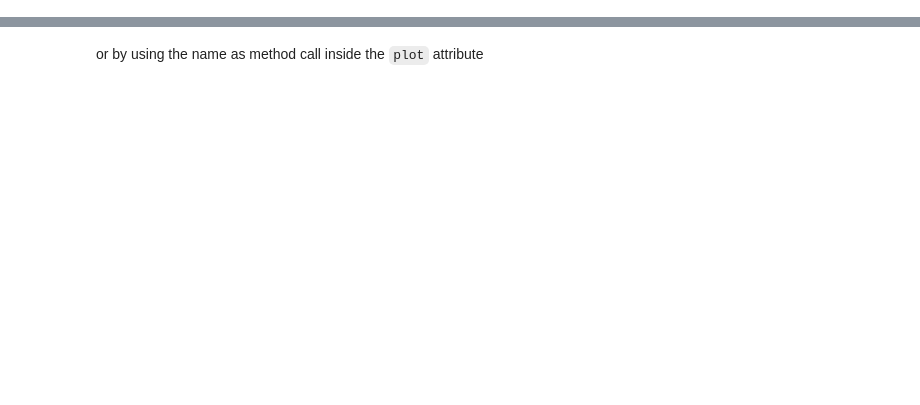
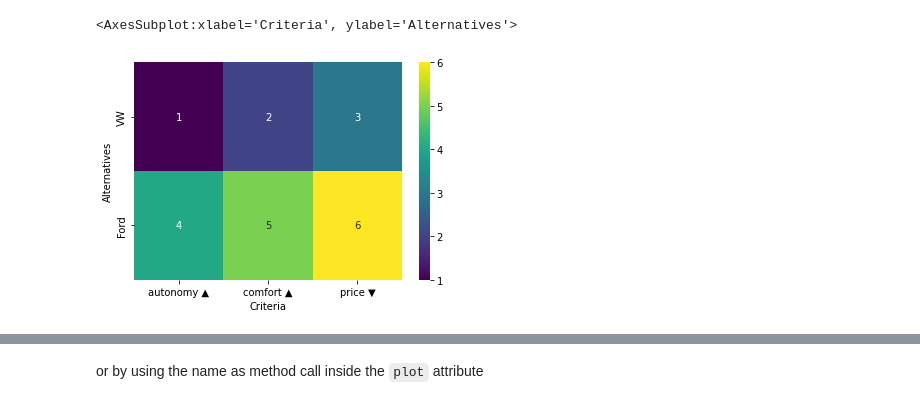
Before and after one commit to quatrope/scikit-criteria, a Jupyter notebook: docs/source/tutorial/quickstart.ipynb, the cells around one changed output, grey strips where cells are left out. Saved outputs shown, nothing was run; the diff lists cells and outputs as text; code cells hidden in the pictures; blank space fills up the shorter version.

```diff
--- a/docs/source/tutorial/quickstart.ipynb
+++ b/docs/source/tutorial/quickstart.ipynb
@@ -141,0 +32,7 @@ data.plot("box");
+# %%
+# 2 alternatives by 3 criteria
+matrix = [
+    [1, 2, 3],  # alternative 1
+    [4, 5, 6],  # alternative 2
+]
+matrix
@@ -141,0 +45,5 @@ data.plot("box");
+# %%
+# let's says the first two alternatives are
+# for maximization and the last one for minimization
+objectives = [max, max, min]
+objectives
@@ -141,0 +88,9 @@ data.plot("box");
+# %%
+dm = skc.mkdm(
+    matrix,
+    objectives,
+    weights=[0.5, 0.05, 0.45],
+    alternatives=["car 0", "car 1"],
+    criteria=["autonomy", "comfort", "price"],
+)
+dm
@@ -141,0 +135,3 @@ data.plot("box");
+# %%
+dm = dm.copy(alternatives=["VW", "Ford"])
+dm
@@ -141,0 +155,5 @@ data.plot("box");
+# %%
+dm.plot()
+# %% [output]
+<AxesSubplot:xlabel='Criteria', ylabel='Alternatives'>
+[figure, added]
```
Also changed, not shown: parts of 69 cells of this notebook, 2 other files.
